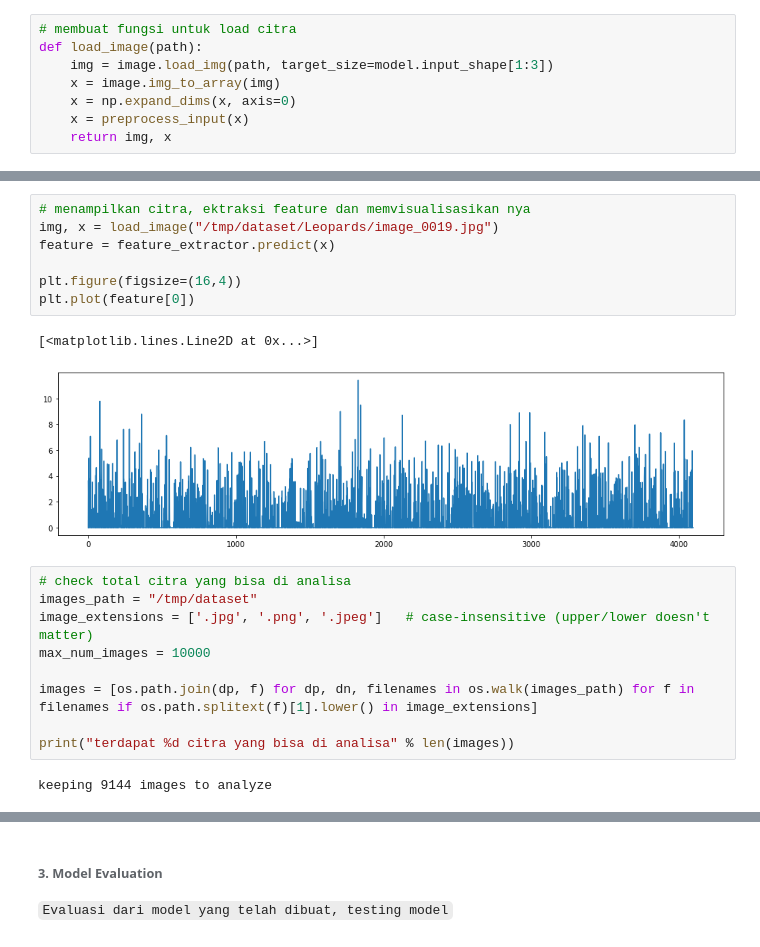
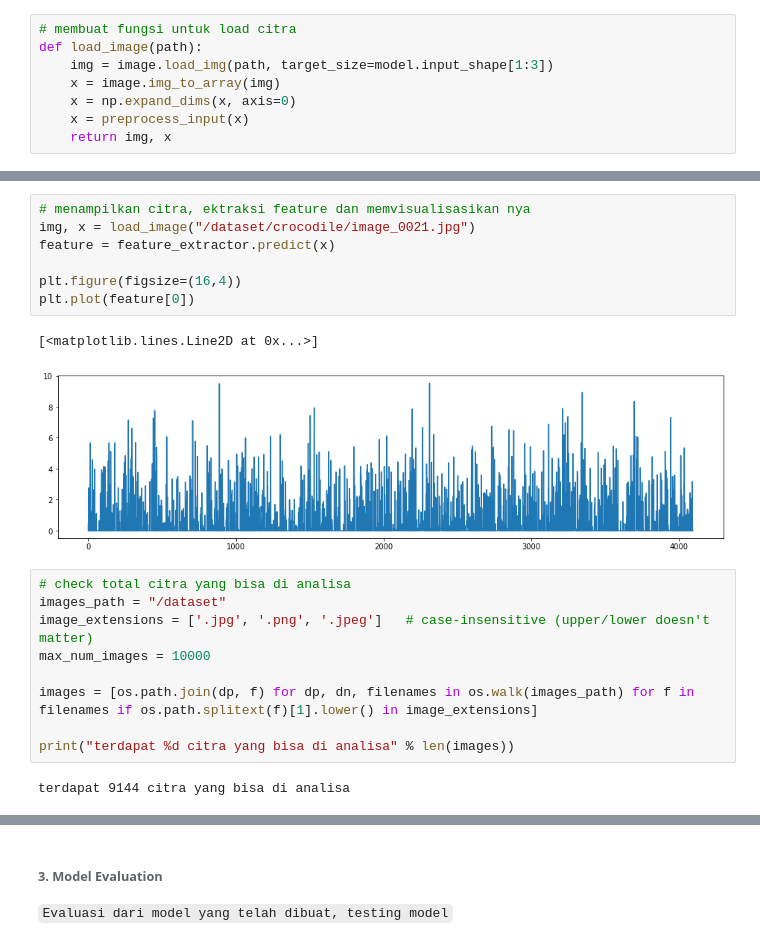
Before and after one commit to rasvanjaya21/animals-image-retrieval, a Jupyter notebook: code.ipynb, the cells around one changed output, grey strips where cells are left out. Cells and saved outputs as stored; diff of their text form.

```diff
--- a/code.ipynb
+++ b/code.ipynb
@@ -165,17 +170,17 @@ Non-trainable params: 0
 _________________________________________________________________
 # %%
 # menampilkan citra, ektraksi feature dan memvisualisasikan nya
-img, x = load_image("/tmp/dataset/Leopards/image_0019.jpg")
+img, x = load_image("/dataset/crocodile/image_0021.jpg")
 feature = feature_extractor.predict(x)
 
 plt.figure(figsize=(16,4))
 plt.plot(feature[0])
 # %% [output]
 [<matplotlib.lines.Line2D at 0x...>]
-[figure, old version]
+[figure, new version]
 # %%
 # check total citra yang bisa di analisa
-images_path = "/tmp/dataset"
+images_path = "/dataset"
 image_extensions = ['.jpg', '.png', '.jpeg']   # case-insensitive (upper/lower doesn't matter)
 max_num_images = 10000
 
@@ -183,7 +188,7 @@ images = [os.path.join(dp, f) for dp, dn, filenames in os.walk(images_path) for
 
 print("terdapat %d citra yang bisa di analisa" % len(images))
 # %% [output]
-keeping 9144 images to analyze
+terdapat 9144 citra yang bisa di analisa
 # %%
 # list untuk menyimpan fetures hasil proses ekstraksi dari semua citra dataset yang didapat dari feature_extractor (VGG16)
 dataset_features = []
```
Also changed, not shown: parts of 21 cells of this notebook.
